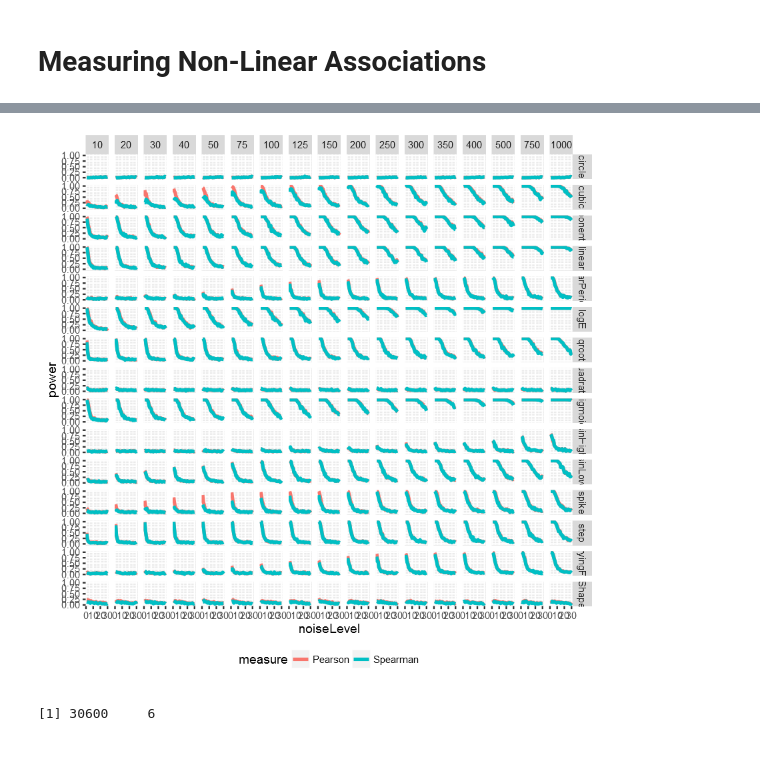
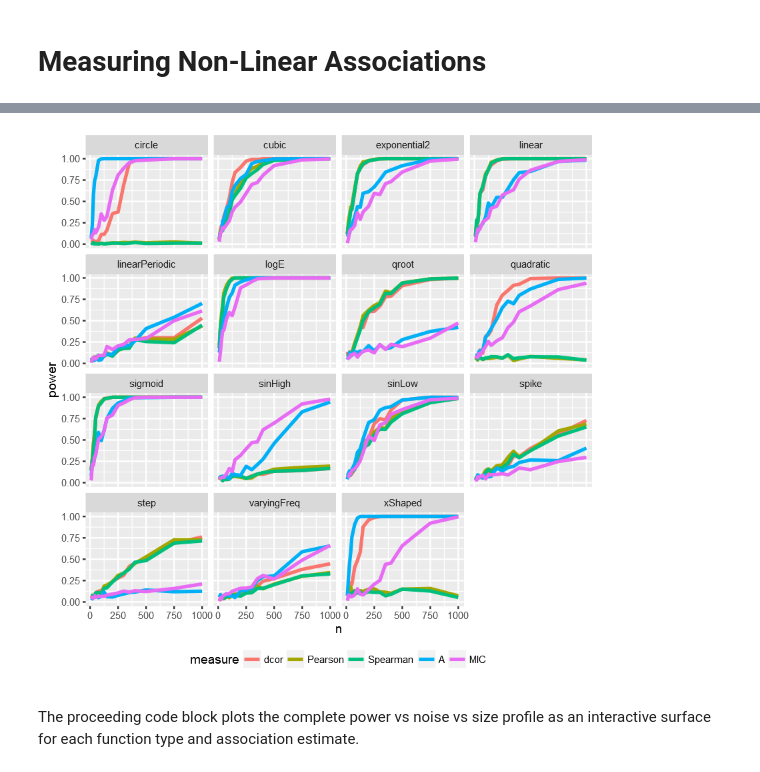
Before and after one commit to fjro/mnla, a Jupyter notebook: notebooks/mnla.ipynb, the cells around one changed output, grey strips where cells are left out. Cells and saved outputs as stored; diff of their text form; code cells hidden in the pictures.

```diff
--- a/notebooks/mnla.ipynb
+++ b/notebooks/mnla.ipynb
@@ -177,7 +166,7 @@ There are many other measures of association that could be compared, most notabl
 # %%
-ggplot(powerResults[powerResults$Distribution == "Uniform",], aes(noiseLevel, power, colour=measure)) +
+ggplot(powerResults[powerResults$Distribution == "Uniform" & powerResults$noiseLevel == 10,], aes(n, power, colour=measure)) +
   geom_line(size=1.1) +
-  facet_grid(Function~n)+
+  facet_wrap(~Function)+
   theme(legend.position="bottom")
 # %% [output]
-[figure, old version]
+[figure, new version]
@@ -187,7 +173,5 @@ powerResults <- read_feather("../data/powerResults.feather")
-# %%
-dim(powerResults)
-# %% [output]
-[1] 30600     6
+# %% [markdown]
+The proceeding code block plots the complete power vs noise vs size profile as an interactive surface for each function type and association estimate.
 # %%
 library(plotly, quietly=TRUE)
 library(tidyr, quietly=TRUE)
```
Also changed, not shown: parts of 19 cells of this notebook, 1 other file.
